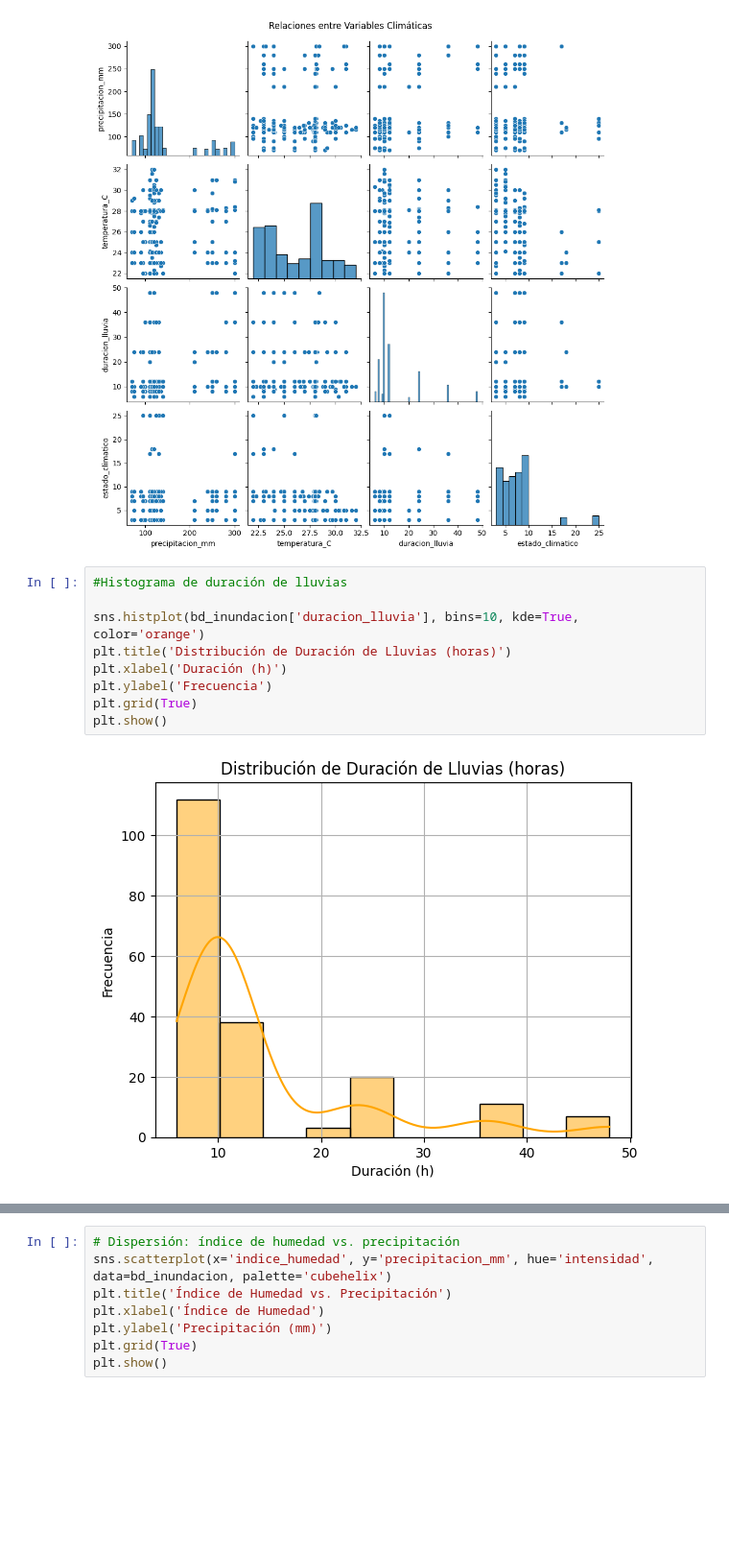
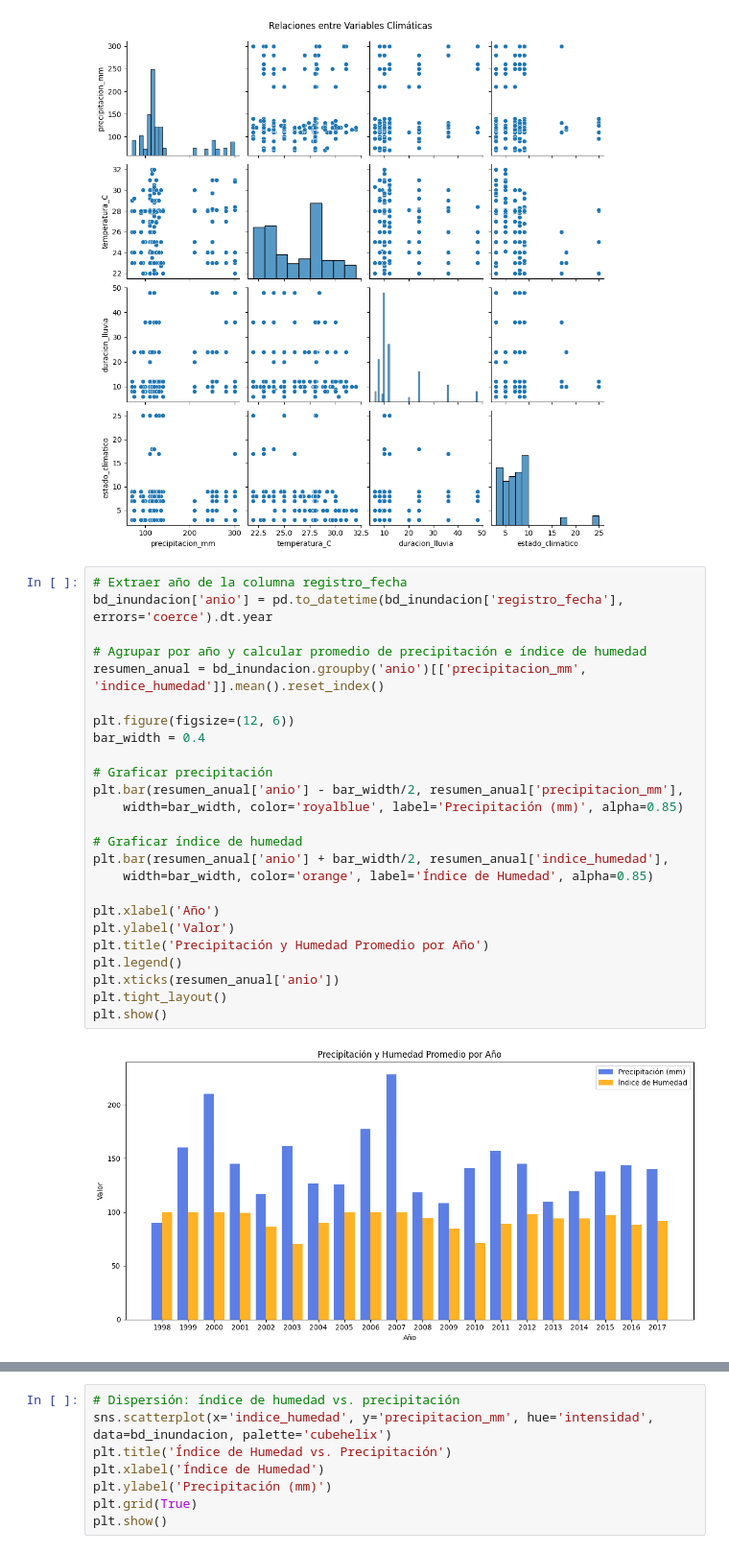
Before and after one commit to Jhonevin/proyecto_bootcam, a Jupyter notebook: main2.ipynb, the cells around one changed output, grey strips where cells are left out. Shown at 96% size. Cells and saved outputs as stored; diff of their text form; blank space fills up the shorter version.

```diff
--- a/main2.ipynb
+++ b/main2.ipynb
@@ -540,14 +412,30 @@ plt.suptitle('Relaciones entre Variables Climáticas', y=1.02)
 plt.show()
 # %% [output]
 [figure]
-# %%
-#Histograma de duración de lluvias
-
-sns.histplot(bd_inundacion['duracion_lluvia'], bins=10, kde=True, color='orange')
-plt.title('Distribución de Duración de Lluvias (horas)')
-plt.xlabel('Duración (h)')
-plt.ylabel('Frecuencia')
-plt.grid(True)
-plt.show()
-# %% [output]
-[figure, removed]
+# %%
+# Extraer año de la columna registro_fecha
+bd_inundacion['anio'] = pd.to_datetime(bd_inundacion['registro_fecha'], errors='coerce').dt.year
+
+# Agrupar por año y calcular promedio de precipitación e índice de humedad
+resumen_anual = bd_inundacion.groupby('anio')[['precipitacion_mm', 'indice_humedad']].mean().reset_index()
+
+plt.figure(figsize=(12, 6))
+bar_width = 0.4
+
+# Graficar precipitación
+plt.bar(resumen_anual['anio'] - bar_width/2, resumen_anual['precipitacion_mm'],
+    width=bar_width, color='royalblue', label='Precipitación (mm)', alpha=0.85)
+
+# Graficar índice de humedad
+plt.bar(resumen_anual['anio'] + bar_width/2, resumen_anual['indice_humedad'],
+    width=bar_width, color='orange', label='Índice de Humedad', alpha=0.85)
+
+plt.xlabel('Año')
+plt.ylabel('Valor')
+plt.title('Precipitación y Humedad Promedio por Año')
+plt.legend()
+plt.xticks(resumen_anual['anio'])
+plt.tight_layout()
+plt.show()
+# %% [output]
+[figure, added]
```
Also changed, not shown: parts of 31 cells of this notebook, 4 other files.
